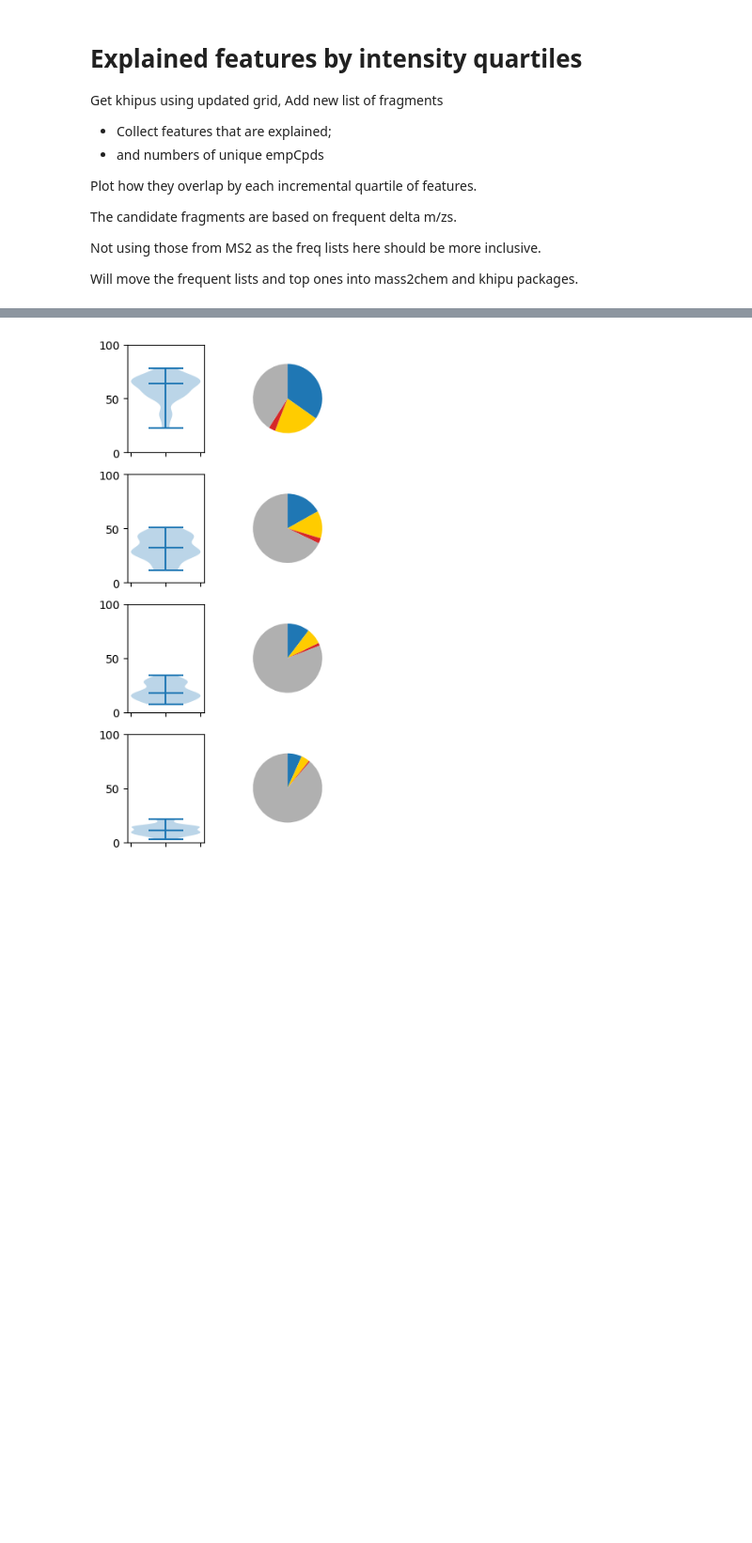
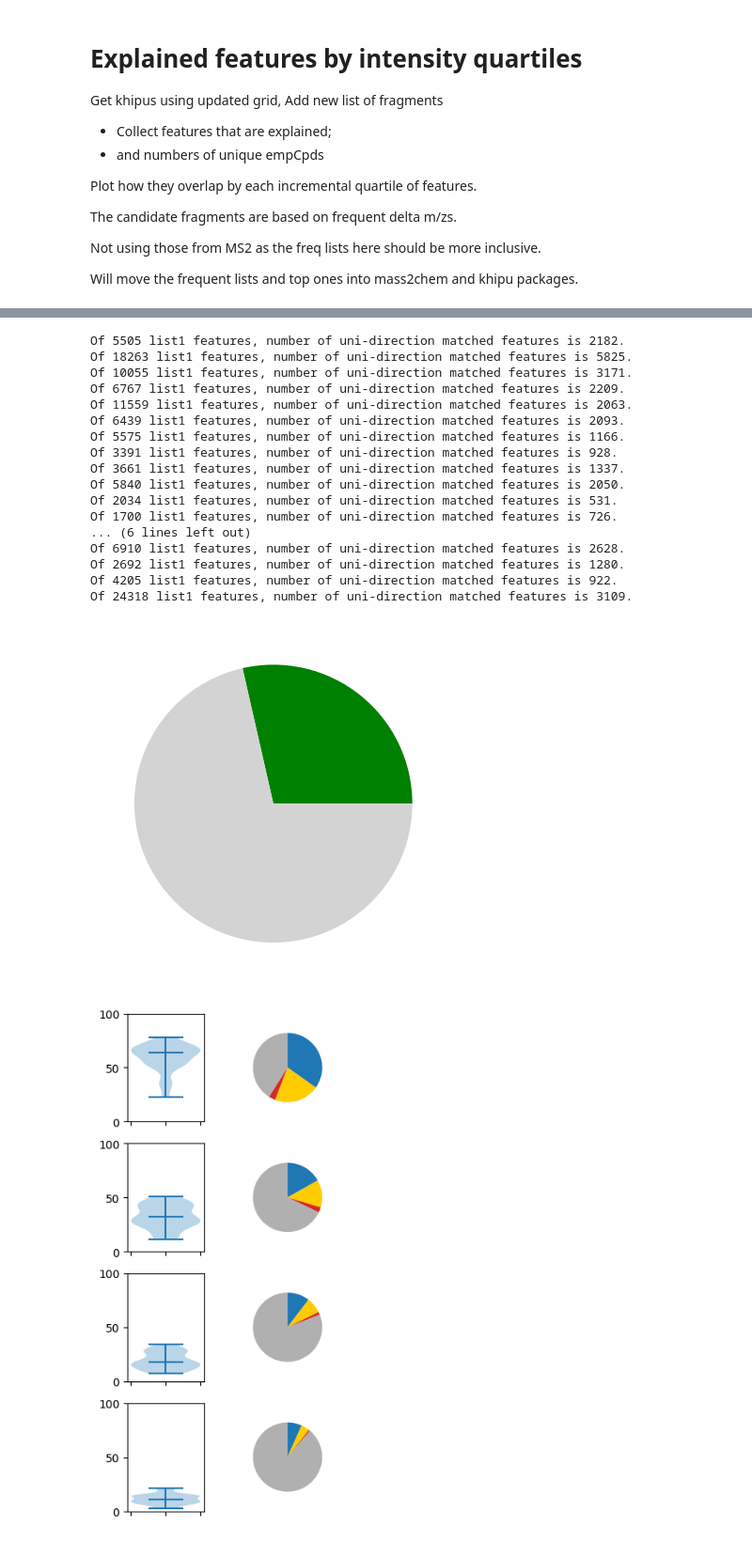
Before and after one commit to shuzhao-li-lab/in_source_fragments_serum, a Jupyter notebook: analysis/5_comprehensive_khipu_search/5a_orbi.ipynb, the cells around one changed output, grey strips where cells are left out. Shown: that part at 94% size. Cells and saved outputs as stored; diff of their text form; code cells hidden in the pictures; blank space fills up the shorter version.

```diff
--- a/analysis/5_comprehensive_khipu_search/5a_orbi.ipynb
+++ b/analysis/5_comprehensive_khipu_search/5a_orbi.ipynb
@@ -323,3 +357,29 @@ plt.savefig(f"{dir_fig_output}/Fig3a_preannotation_pos.pdf")
+# %%
+# draw piechart
+matched_total_pairs = [(len(mf.list_match_lcms_features(kp_masses, hmdb_for_cpr, mz_ppm=5, rt_tolerance=1E20)), len(kp_masses)) for _, kp_masses in unique_kp_mass_pos.items()]
+fig, axs = plt.subplots(1, 1)
+fig.set_figwidth(10)
+axs.pie((sum([mtp[0] for mtp in matched_total_pairs]), sum([mtp[1] - mtp[0] for mtp in matched_total_pairs])), colors=['green', 'lightgray']) # radia[ii]
+plt.savefig("2g_1_matched_neutral_mass_pos.pdf")
+# %% [output]
+Of 5505 list1 features, number of uni-direction matched features is 2182.
+Of 18263 list1 features, number of uni-direction matched features is 5825.
+Of 10055 list1 features, number of uni-direction matched features is 3171.
+Of 6767 list1 features, number of uni-direction matched features is 2209.
+Of 11559 list1 features, number of uni-direction matched features is 2063.
+Of 6439 list1 features, number of uni-direction matched features is 2093.
+Of 5575 list1 features, number of uni-direction matched features is 1166.
+Of 3391 list1 features, number of uni-direction matched features is 928.
+Of 3661 list1 features, number of uni-direction matched features is 1337.
+Of 5840 list1 features, number of uni-direction matched features is 2050.
+Of 2034 list1 features, number of uni-direction matched features is 531.
+Of 1700 list1 features, number of uni-direction matched features is 726.
+... (6 lines left out)
+Of 6910 list1 features, number of uni-direction matched features is 2628.
+Of 2692 list1 features, number of uni-direction matched features is 1280.
+Of 4205 list1 features, number of uni-direction matched features is 922.
+Of 24318 list1 features, number of uni-direction matched features is 3109.
+[figure, added]
 # %%
 
 # Fig. 3b. distribution of perc; pie chart for median pec
```
Also changed, not shown: parts of 14 cells of this notebook, 46 other files.
